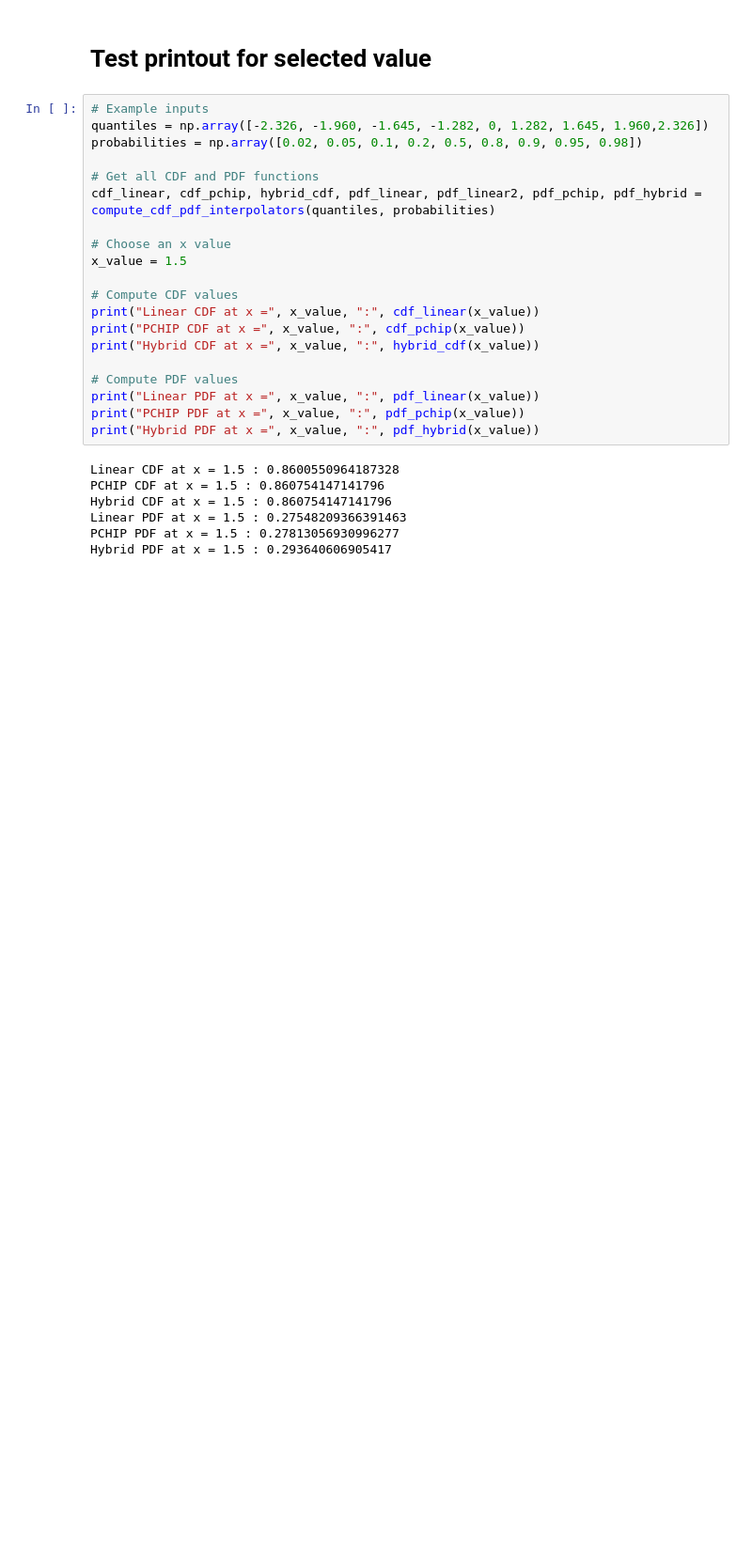
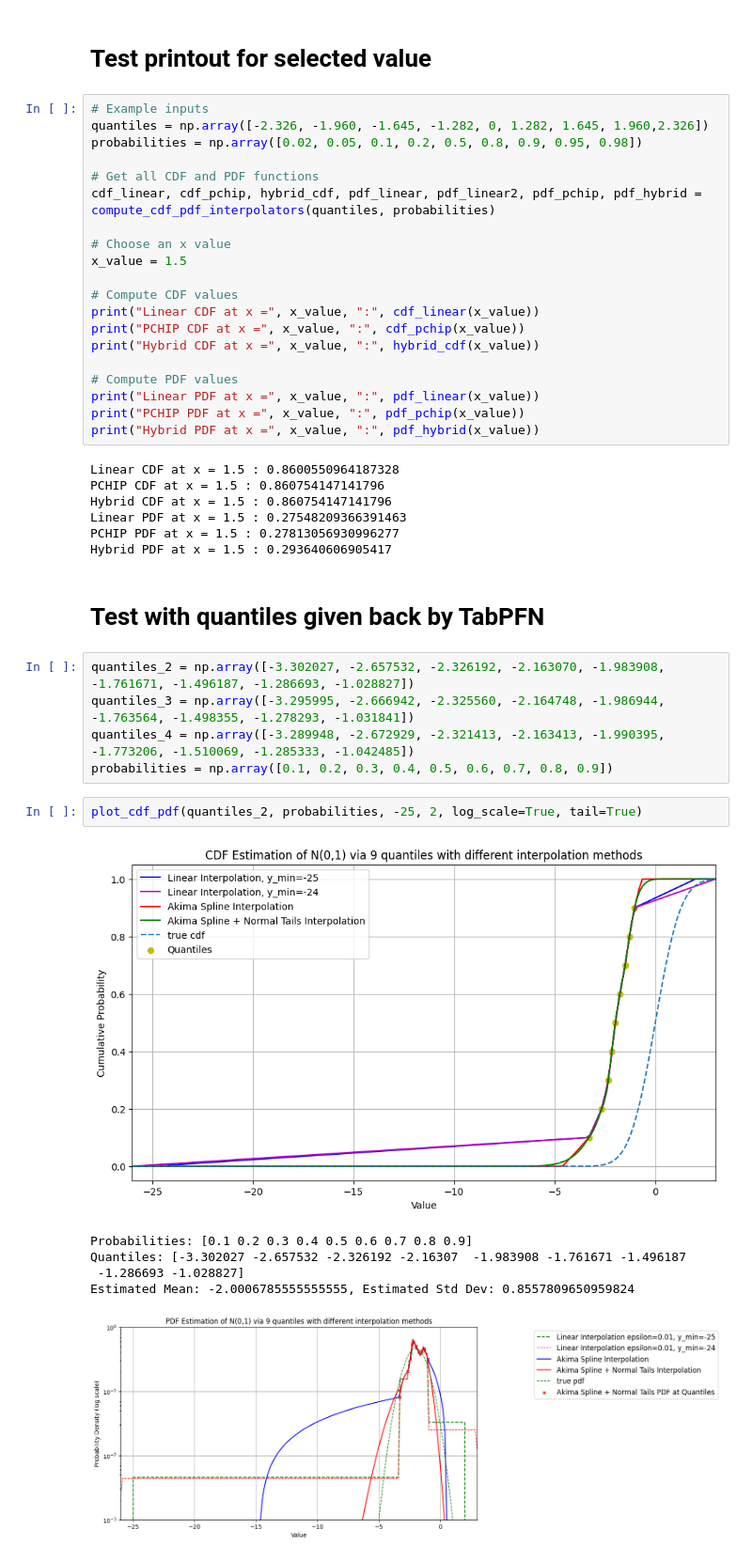
Before and after one commit to Manuel3567/master-thesis, a Jupyter notebook: notebooks/009_TabPFN_log_power_linear_interpolate_new.ipynb, the cells around one changed output. Shown at 94% size. Saved outputs shown, nothing was run; the diff lists cells and outputs as text; blank space fills up the shorter version.

```diff
--- a/notebooks/009_TabPFN_log_power_linear_interpolate_new.ipynb
+++ b/notebooks/009_TabPFN_log_power_linear_interpolate_new.ipynb
@@ -279,3 +331,19 @@ Hybrid CDF at x = 1.5 : 0.860754147141796
 Linear PDF at x = 1.5 : 0.27548209366391463
 PCHIP PDF at x = 1.5 : 0.27813056930996277
 Hybrid PDF at x = 1.5 : 0.293640606905417
+# %% [markdown]
+# Test with quantiles given back by TabPFN
+# %%
+quantiles_2 = np.array([-3.302027, -2.657532, -2.326192, -2.163070, -1.983908, -1.761671, -1.496187, -1.286693, -1.028827])
+quantiles_3 = np.array([-3.295995, -2.666942, -2.325560, -2.164748, -1.986944, -1.763564, -1.498355, -1.278293, -1.031841])
+quantiles_4 = np.array([-3.289948, -2.672929, -2.321413, -2.163413, -1.990395, -1.773206, -1.510069, -1.285333, -1.042485])
+probabilities = np.array([0.1, 0.2, 0.3, 0.4, 0.5, 0.6, 0.7, 0.8, 0.9])
+# %%
+plot_cdf_pdf(quantiles_2, probabilities, -25, 2, log_scale=True, tail=True)
+# %% [output]
+[figure, added]
+Probabilities: [0.1 0.2 0.3 0.4 0.5 0.6 0.7 0.8 0.9]
+Quantiles: [-3.302027 -2.657532 -2.326192 -2.16307  -1.983908 -1.761671 -1.496187
+ -1.286693 -1.028827]
+Estimated Mean: -2.0006785555555555, Estimated Std Dev: 0.8557809650959824
+[figure, added]
```
Also changed, not shown: parts of 4 cells of this notebook, 1 other file.
